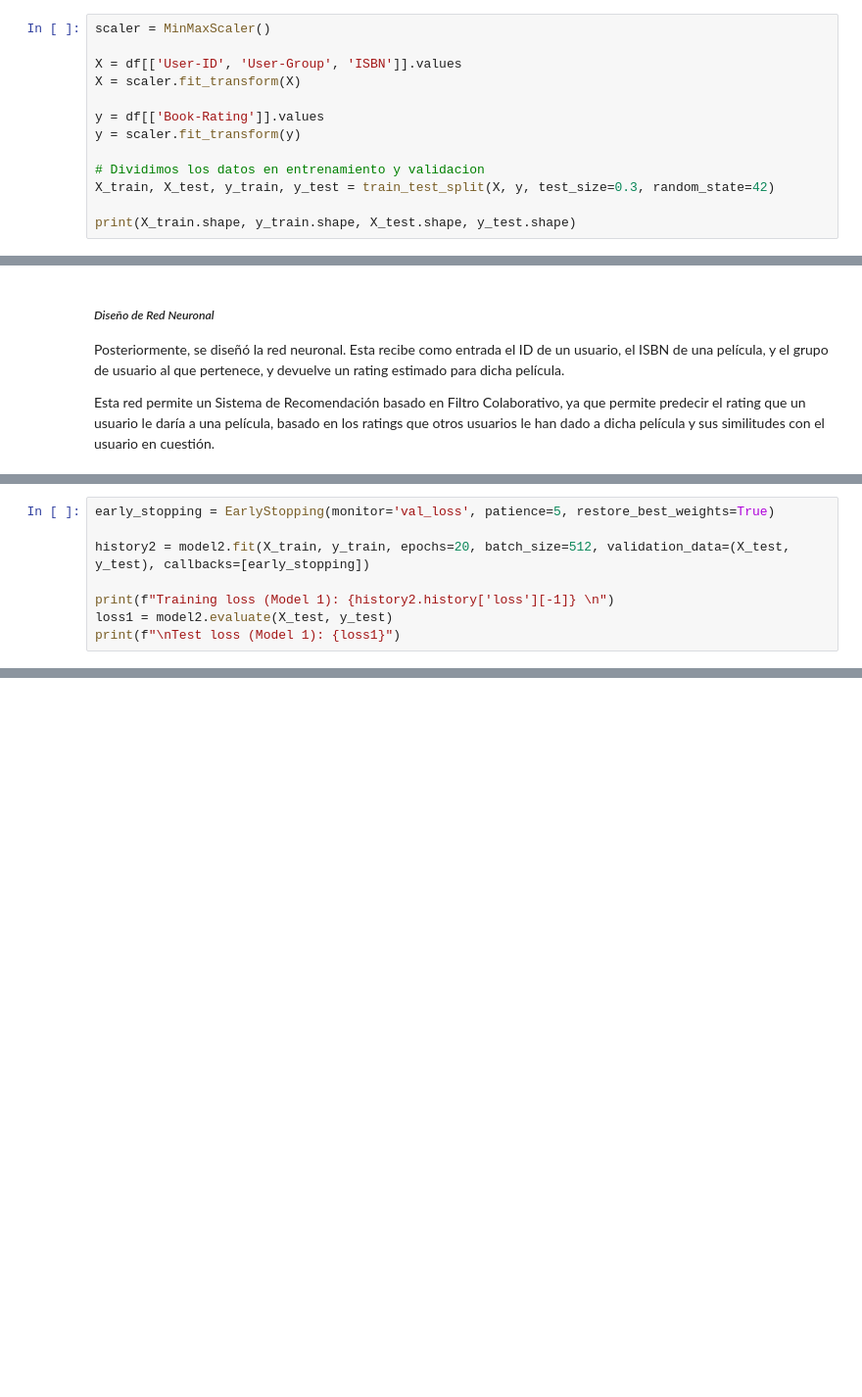
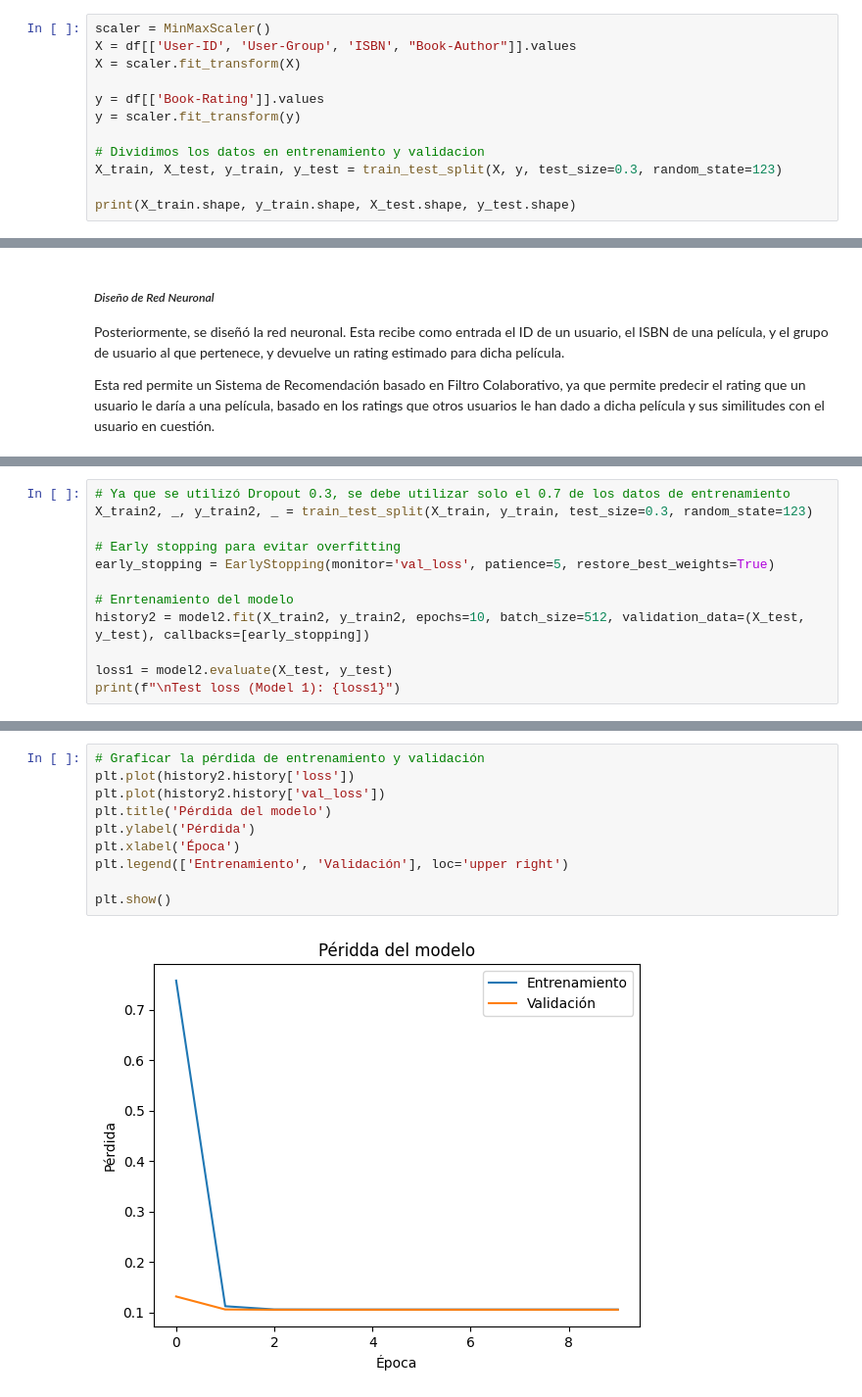
Before and after one commit to stefanoaragoni/lab6_deeplearning, a Jupyter notebook: filtro_colaborativo.ipynb, the cells around one changed output, grey strips where cells are left out. Shown at 98% size. Drawn from its saved outputs; the diff is of its cells as text; blank space fills up the shorter version.

```diff
--- a/filtro_colaborativo.ipynb
+++ b/filtro_colaborativo.ipynb
@@ -50,15 +50,14 @@ df.head()
 Se separó el conjunto de datos en un conjunto de entrenamiento y un conjunto de validación, con el fin de poder evaluar el desempeño de la red neuronal.
 # %%
 scaler = MinMaxScaler()
-
-X = df[['User-ID', 'User-Group', 'ISBN']].values
+X = df[['User-ID', 'User-Group', 'ISBN', "Book-Author"]].values
 X = scaler.fit_transform(X)
 
 y = df[['Book-Rating']].values
 y = scaler.fit_transform(y)
 
 # Dividimos los datos en entrenamiento y validacion
-X_train, X_test, y_train, y_test = train_test_split(X, y, test_size=0.3, random_state=42)
+X_train, X_test, y_train, y_test = train_test_split(X, y, test_size=0.3, random_state=123)
 
 print(X_train.shape, y_train.shape, X_test.shape, y_test.shape)
 # %% [output]
@@ -98,10 +96,14 @@ model2.add(Dense(1, activation='sigmoid'))
 model2.compile(optimizer='adam', loss='mean_squared_error')
 # %%
+# Ya que se utilizó Dropout 0.3, se debe utilizar solo el 0.7 de los datos de entrenamiento
+X_train2, _, y_train2, _ = train_test_split(X_train, y_train, test_size=0.3, random_state=123)
+
+# Early stopping para evitar overfitting
 early_stopping = EarlyStopping(monitor='val_loss', patience=5, restore_best_weights=True)
 
-history2 = model2.fit(X_train, y_train, epochs=20, batch_size=512, validation_data=(X_test, y_test), callbacks=[early_stopping])
+# Enrtenamiento del modelo
+history2 = model2.fit(X_train2, y_train2, epochs=10, batch_size=512, validation_data=(X_test, y_test), callbacks=[early_stopping])
 
-print(f"Training loss (Model 1): {history2.history['loss'][-1]} \n")
 loss1 = model2.evaluate(X_test, y_test)
 print(f"\nTest loss (Model 1): {loss1}")
 # %% [output]
@@ -119,0 +129,12 @@ KeyboardInterrupt:
+# %%
+# Graficar la pérdida de entrenamiento y validación
+plt.plot(history2.history['loss'])
+plt.plot(history2.history['val_loss'])
+plt.title('Pérdida del modelo')
+plt.ylabel('Pérdida')
+plt.xlabel('Época')
+plt.legend(['Entrenamiento', 'Validación'], loc='upper right')
+
+plt.show()
+# %% [output]
+[figure, added]
```
Also changed, not shown: parts of 4 cells of this notebook.
